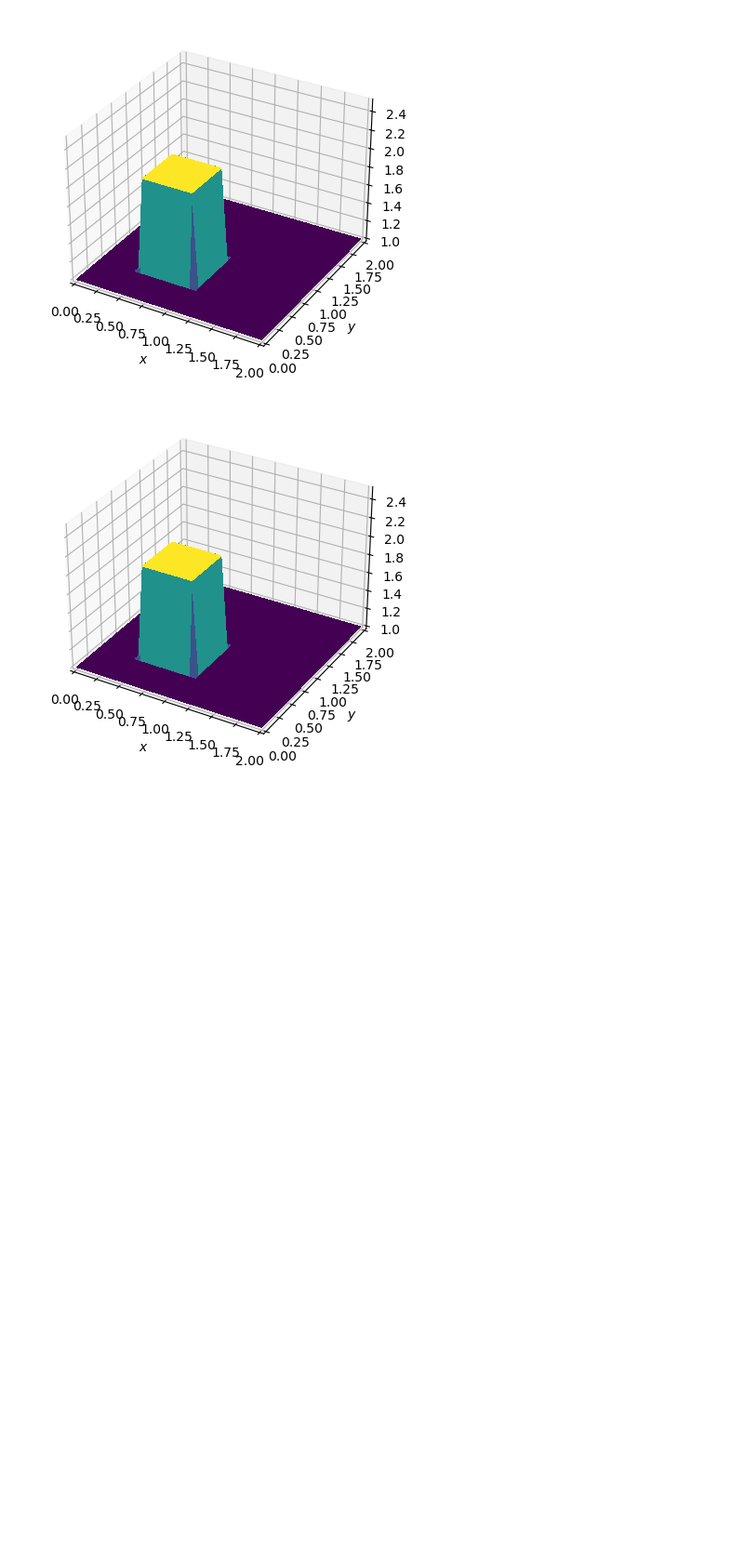
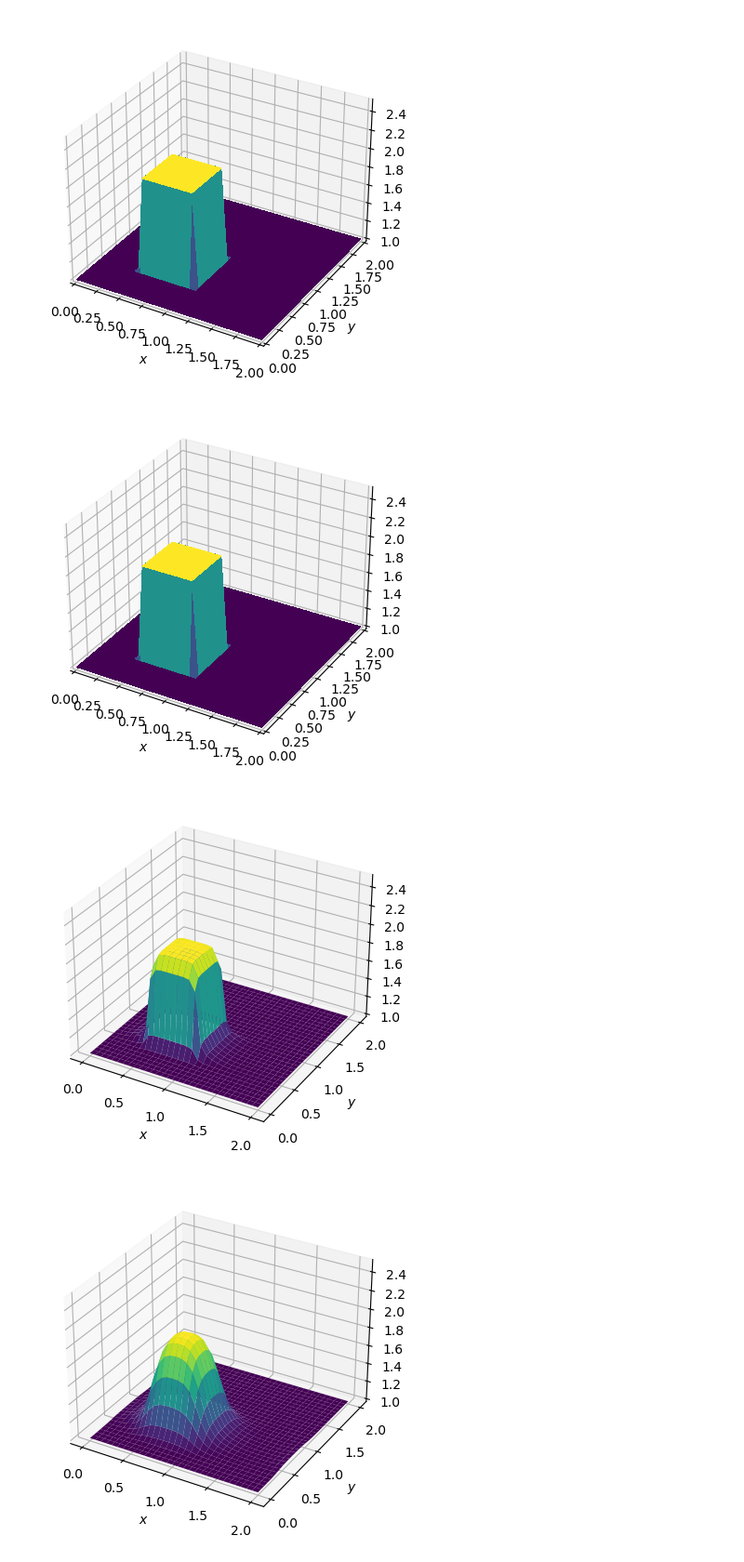
Before and after one commit to ZilD117/Comp-Physics, a Jupyter notebook: oregonator.ipynb, the cells around one changed output. Shown at 93% size. Drawn from its saved outputs; the diff is of its cells as text; code cells hidden in the pictures; blank space fills up the shorter version.

```diff
--- a/oregonator.ipynb
+++ b/oregonator.ipynb
@@ -126,4 +128,9 @@ def diffuse(nt,  Du=0.0001, Dv=0.0006,):
     ax.set_zlim(1, 2.5)
     ax.set_xlabel('$x$')
     ax.set_ylabel('$y$')
+# %%
+diffuse(400,a=0,b=0,c=0,d=0,h=0,k=0)
+# %% [output]
+[figure, added]
+[figure, added]
 # %%
```
Also changed, not shown: parts of 2 cells of this notebook.
